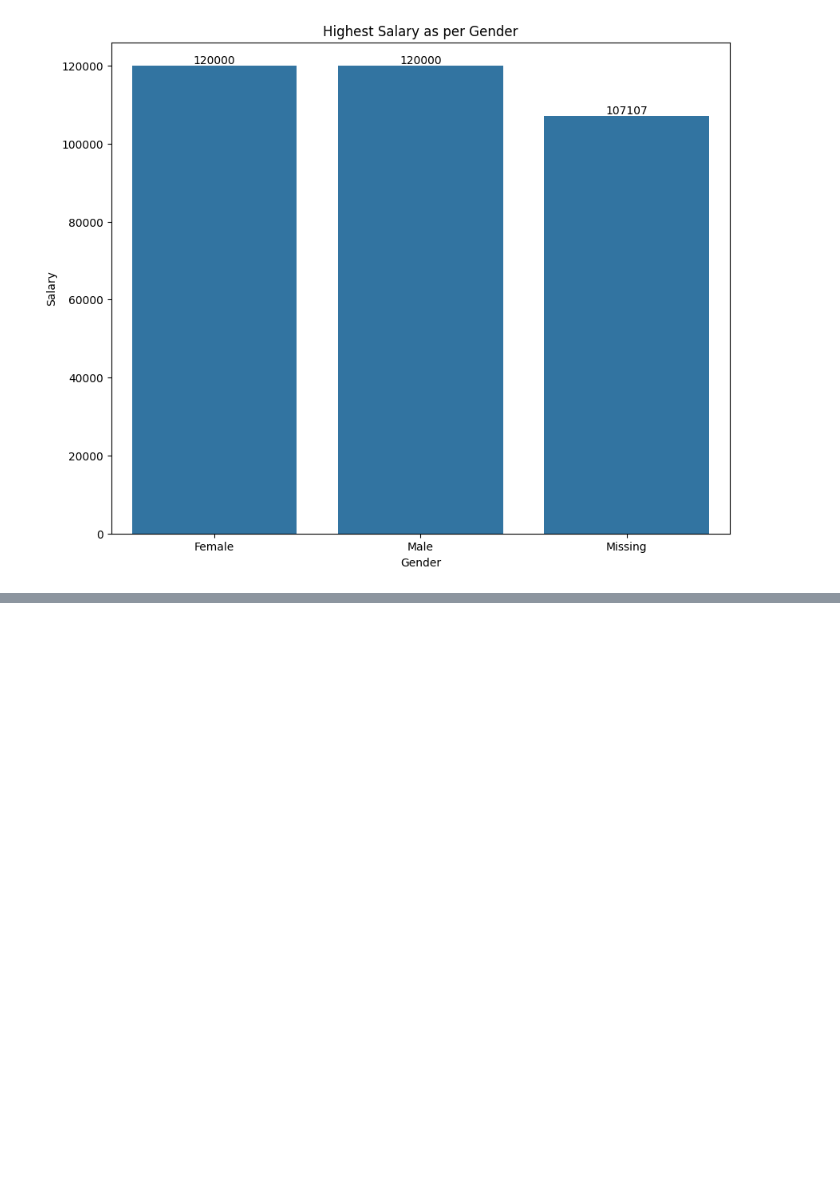
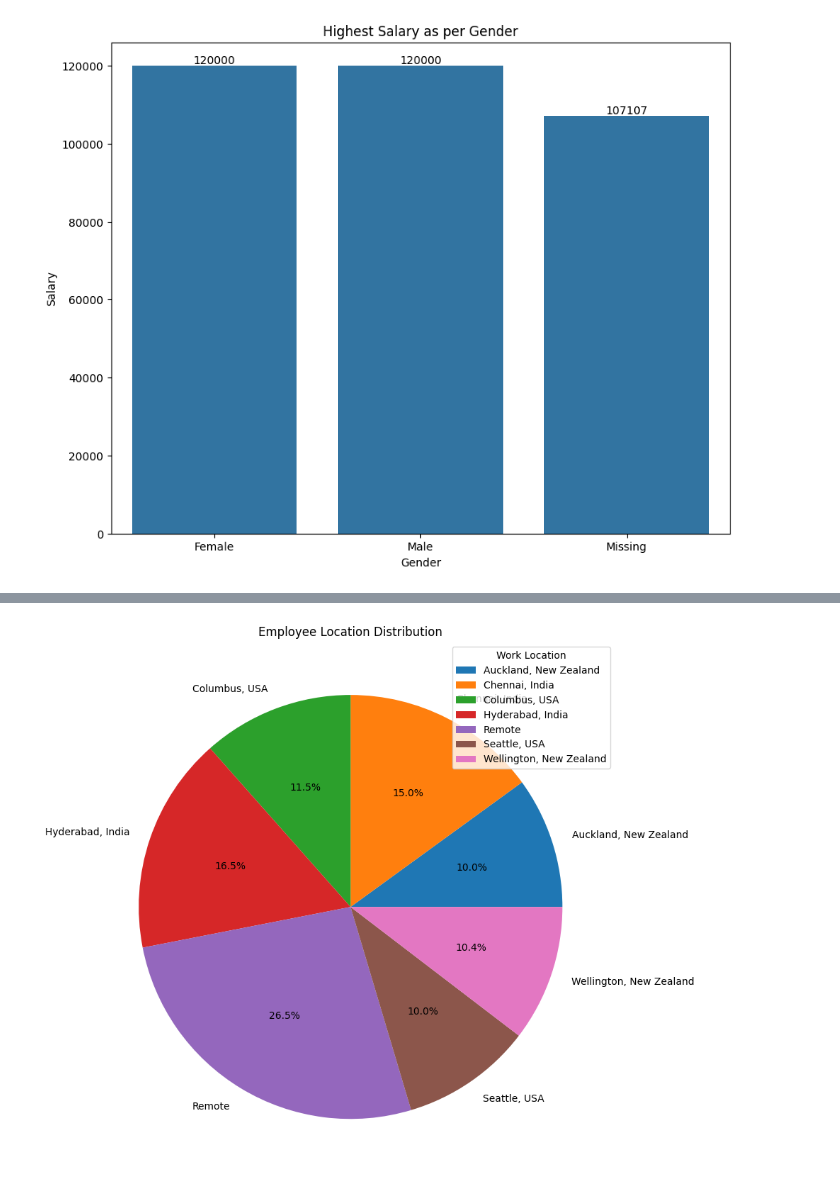
Before and after one commit to gauravvxv/Employee-Analytics-Dashboard, a Jupyter notebook: Notebook/Staff.ipynb, the cells around one changed output, grey strips where cells are left out. Cells and saved outputs as stored; diff of their text form; code cells hidden in the pictures; blank space fills up the shorter version.

```diff
--- a/Notebook/Staff.ipynb
+++ b/Notebook/Staff.ipynb
@@ -475,3 +475,7 @@ for i,bar in enumerate(ax.patches):
   )
 # %% [output]
 [figure]
+# %%
+employee_location = df.groupby('Work location')['First name'].count().reset_index()
+# employee_location.coloumns = ['Work Location','Employee Count']
+employee_location
@@ -477,0 +491,10 @@ for i,bar in enumerate(ax.patches):
+# %%
+plt.figure(figsize=(10,8))
+plt.pie(employee_location['First name'],labels=employee_location['Work location'],autopct='%1.1f%%')
+plt.title('Employee Location Distribution')
+plt.xticks(rotation=45)
+plt.legend(title='Work Location')
+plt.tight_layout()
+plt.show()
+# %% [output]
+[figure, added]
```
Also changed, not shown: parts of 6 cells of this notebook.
